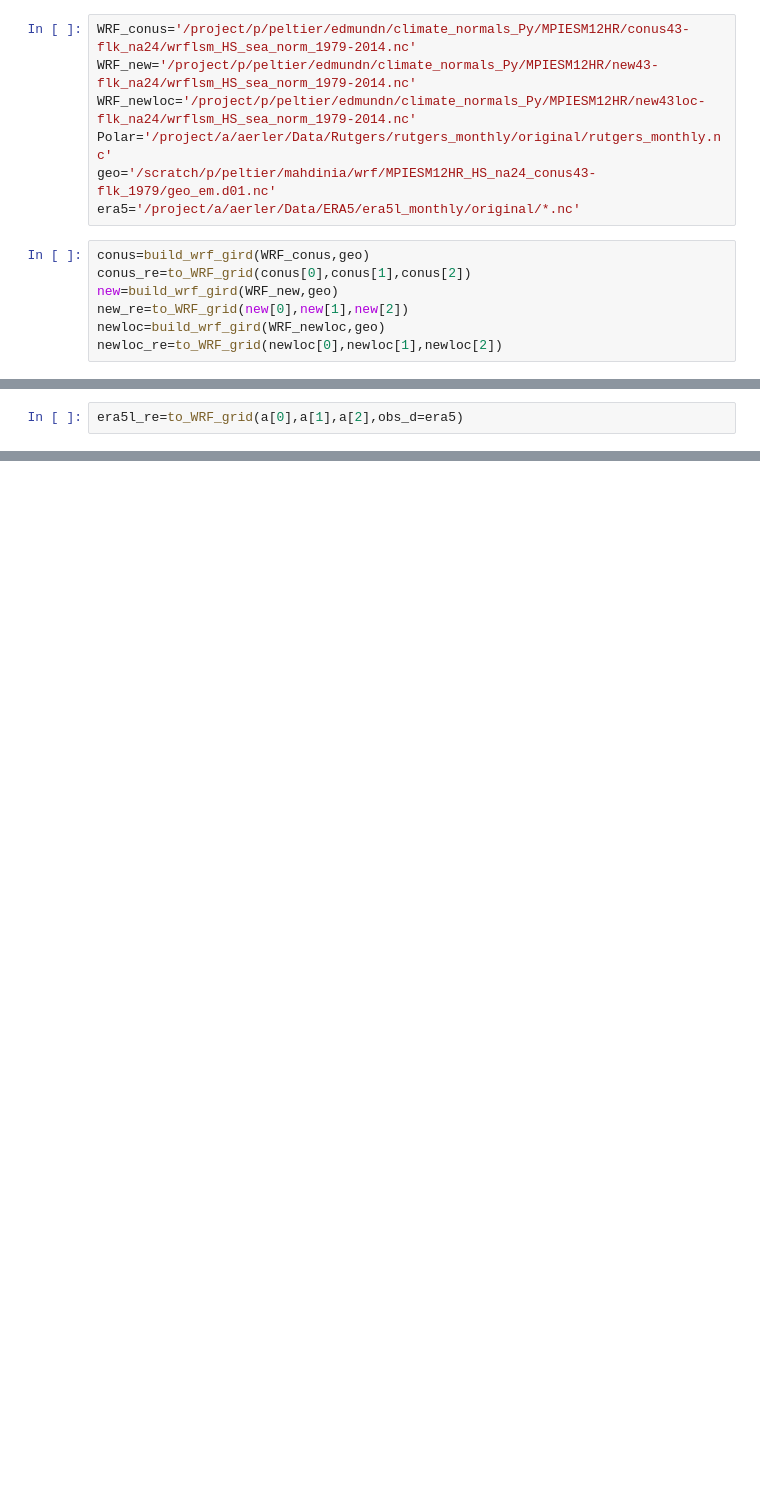
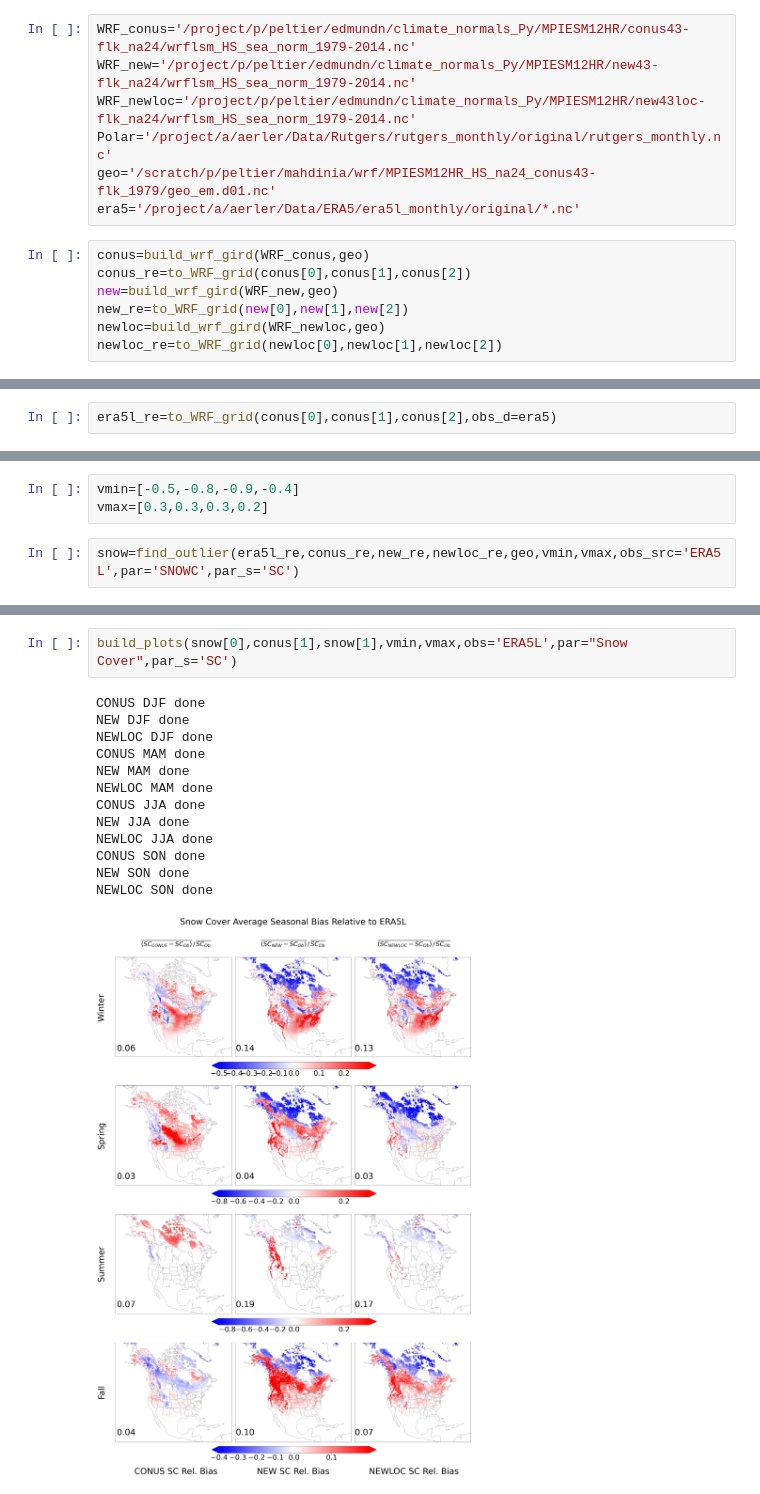
Before and after one commit to edmundn55/WRF-Normals, a Jupyter notebook: plot_biases.ipynb, the cells around one changed output, grey strips where cells are left out. Drawn from its saved outputs; the diff is of its cells as text; blank space fills up the shorter version.

Commit message:
build functions for plotting biases and finding %outliers

```diff
--- a/plot_biases.ipynb
+++ b/plot_biases.ipynb
@@ -125,2 +256,2 @@ polar_re=to_WRF_grid(a[0],a[1],a[2],obs_d=Polar)
 # %%
-era5l_re=to_WRF_grid(a[0],a[1],a[2],obs_d=era5)
+era5l_re=to_WRF_grid(conus[0],conus[1],conus[2],obs_d=era5)
@@ -130,0 +260,5 @@ era5l_re=to_WRF_grid(a[0],a[1],a[2],obs_d=era5)
+# %%
+vmin=[-0.5,-0.8,-0.9,-0.4]
+vmax=[0.3,0.3,0.3,0.2]
+# %%
+snow=find_outlier(era5l_re,conus_re,new_re,newloc_re,geo,vmin,vmax,obs_src='ERA5L',par='SNOWC',par_s='SC')
@@ -130,0 +283,16 @@ era5l_re=to_WRF_grid(a[0],a[1],a[2],obs_d=era5)
+# %%
+build_plots(snow[0],conus[1],snow[1],vmin,vmax,obs='ERA5L',par="Snow Cover",par_s='SC')
+# %% [output]
+CONUS DJF done
+NEW DJF done
+NEWLOC DJF done
+CONUS MAM done
+NEW MAM done
+NEWLOC MAM done
+CONUS JJA done
+NEW JJA done
+NEWLOC JJA done
+CONUS SON done
+NEW SON done
+NEWLOC SON done
+[figure, added]
```
Also changed, not shown: parts of 7 cells of this notebook.
